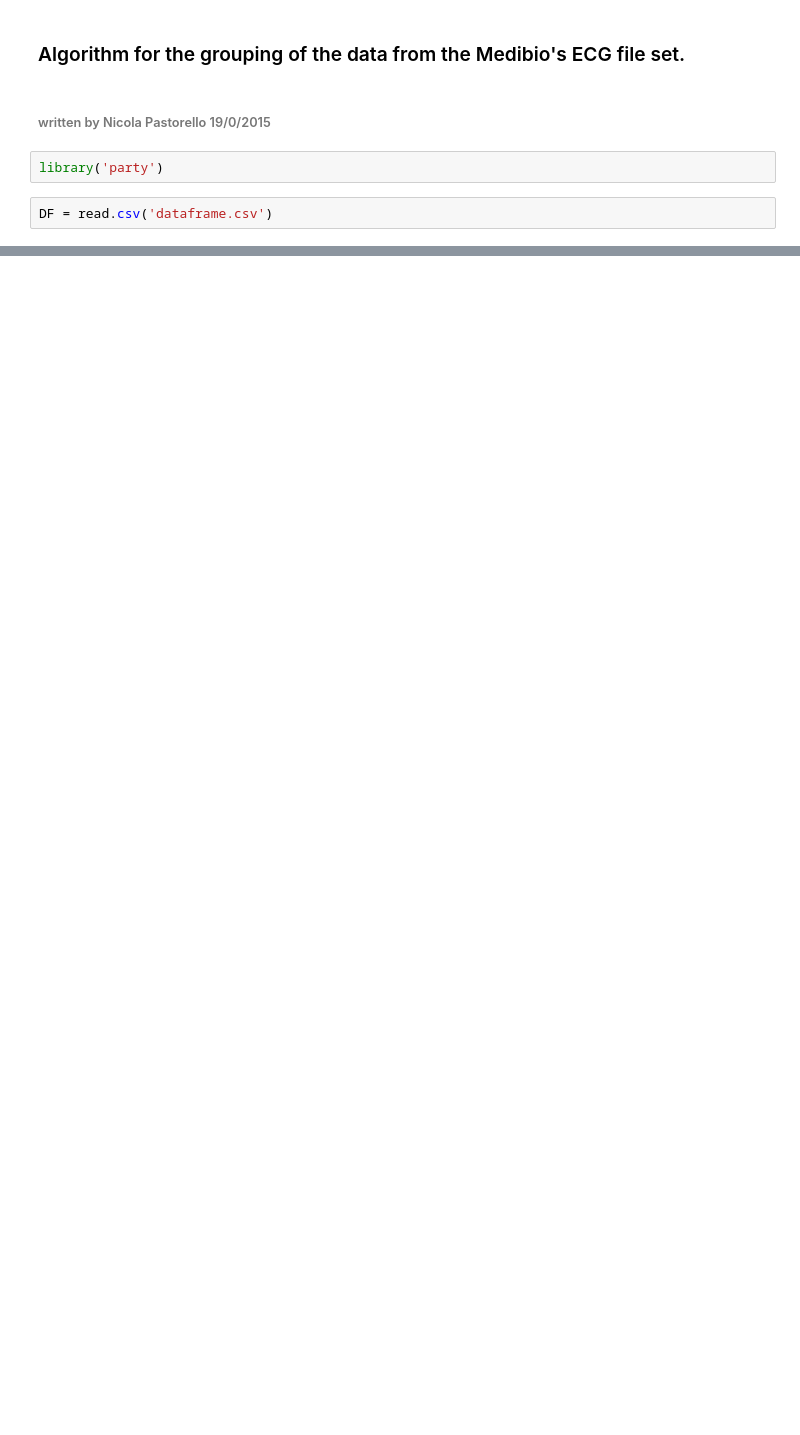
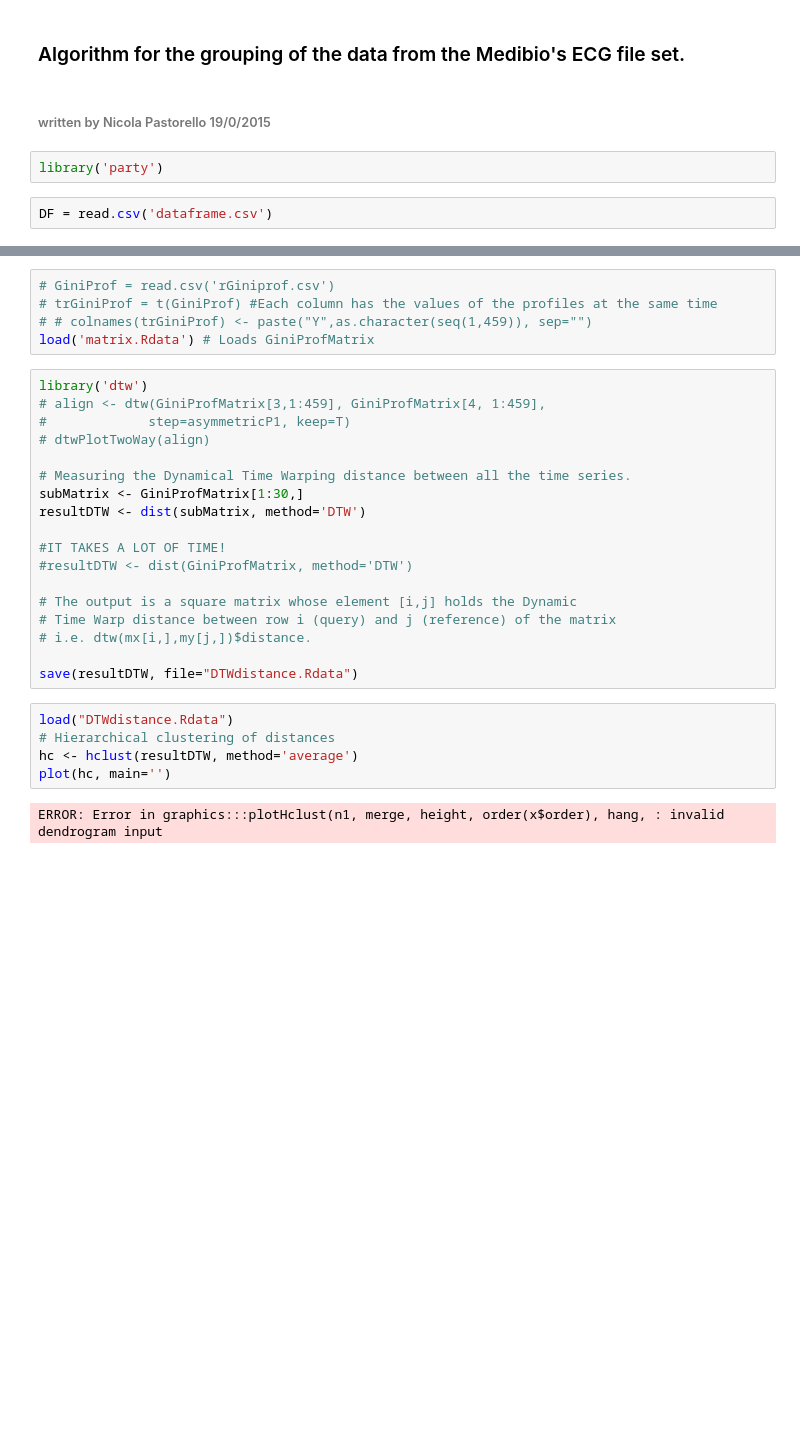
Before and after one commit to pastorenick/StressTest, a Jupyter notebook: Stress_analysis_grouping.ipynb, the cells around one changed output, grey strips where cells are left out. Saved outputs shown, nothing was run; the diff lists cells and outputs as text; blank space fills up the shorter version.

Commit message:
Hierarchical tree, DTW distance

```diff
--- a/Stress_analysis_grouping.ipynb
+++ b/Stress_analysis_grouping.ipynb
@@ -54,0 +59,31 @@ Available components:
+# %%
+# GiniProf = read.csv('rGiniprof.csv')
+# trGiniProf = t(GiniProf) #Each column has the values of the profiles at the same time
+# # colnames(trGiniProf) <- paste("Y",as.character(seq(1,459)), sep="")
+load('matrix.Rdata') # Loads GiniProfMatrix
+# %%
+library('dtw')
+# align <- dtw(GiniProfMatrix[3,1:459], GiniProfMatrix[4, 1:459],
+#             step=asymmetricP1, keep=T)
+# dtwPlotTwoWay(align)
+
+# Measuring the Dynamical Time Warping distance between all the time series.
+subMatrix <- GiniProfMatrix[1:30,]
+resultDTW <- dist(subMatrix, method='DTW')
+
+#IT TAKES A LOT OF TIME!
+#resultDTW <- dist(GiniProfMatrix, method='DTW')
+
+# The output is a square matrix whose element [i,j] holds the Dynamic
+# Time Warp distance between row i (query) and j (reference) of the matrix
+# i.e. dtw(mx[i,],my[j,])$distance.
+
+save(resultDTW, file="DTWdistance.Rdata")
+# %%
+load("DTWdistance.Rdata")
+# Hierarchical clustering of distances
+hc <- hclust(resultDTW, method='average')
+plot(hc, main='')
+# %% [output]
+ERROR: Error in graphics:::plotHclust(n1, merge, height, order(x$order), hang, : invalid dendrogram input
+[figure, added]
```
Also changed, not shown: parts of 7 cells of this notebook, 1 other file.
